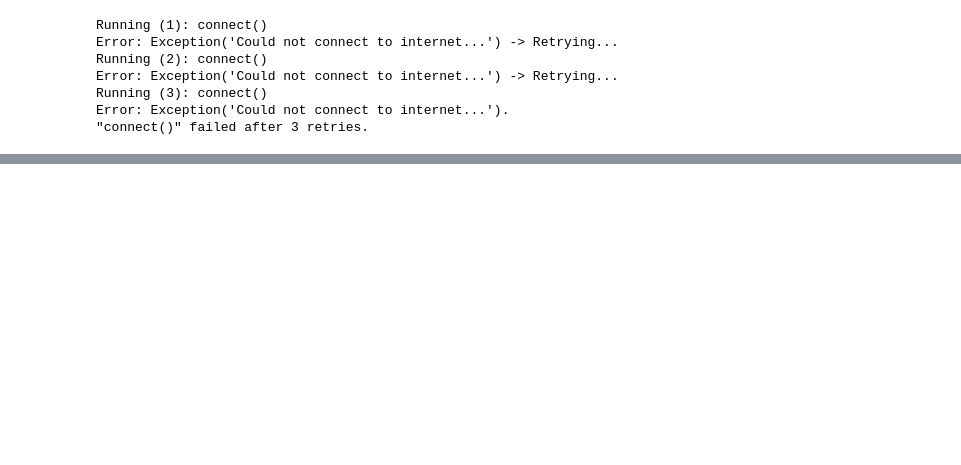
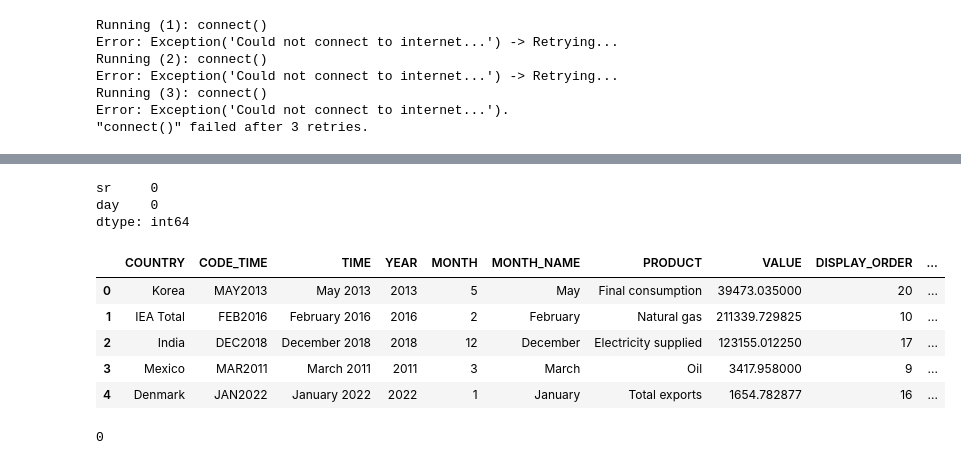
Before and after one commit to AnshuBantra/Python, a Jupyter notebook: Developer/Five_Useful_Decorators.ipynb, the cells around one changed output, grey strips where cells are left out. Drawn from its saved outputs; the diff is of its cells as text; code cells hidden in the pictures; blank space fills up the shorter version.

```diff
--- a/Developer/Five_Useful_Decorators.ipynb
+++ b/Developer/Five_Useful_Decorators.ipynb
@@ -68,0 +97,16 @@ def connect()-> None:
+# %%
+df.isnull().sum()
+# %% [output]
+sr     0
+day    0
+dtype: int64
+# %%
+df = pd.read_csv(r'C:\Users\anshu\OneDrive\Code\Python\Python\Developer\018_Introduction_to_Testing_in_Python\Datasets\energy_truncated.csv')
+df.head()
+# %% [output]
+|  | COUNTRY | CODE_TIME | TIME | YEAR | MONTH | MONTH_NAME | PRODUCT | VALUE | DISPLAY_ORDER | ... |
+| 0 | Korea | MAY2013 | May 2013 | 2013 | 5 | May | Final consumption | 39473.035000 | 20 | ... |
+| 1 | IEA Total | FEB2016 | February 2016 | 2016 | 2 | February | Natural gas | 211339.729825 | 10 | ... |
+| 2 | India | DEC2018 | December 2018 | 2018 | 12 | December | Electricity supplied | 123155.012250 | 17 | ... |
+| 3 | Mexico | MAR2011 | March 2011 | 2011 | 3 | March | Oil | 3417.958000 | 9 | ... |
+| 4 | Denmark | JAN2022 | January 2022 | 2022 | 1 | January | Total exports | 1654.782877 | 16 | ... |
@@ -68,0 +118,4 @@ def connect()-> None:
+# %%
+df.isnull().sum().sum()
+# %% [output]
+0
```
Also changed, not shown: parts of 18 cells of this notebook, 2 other files.
